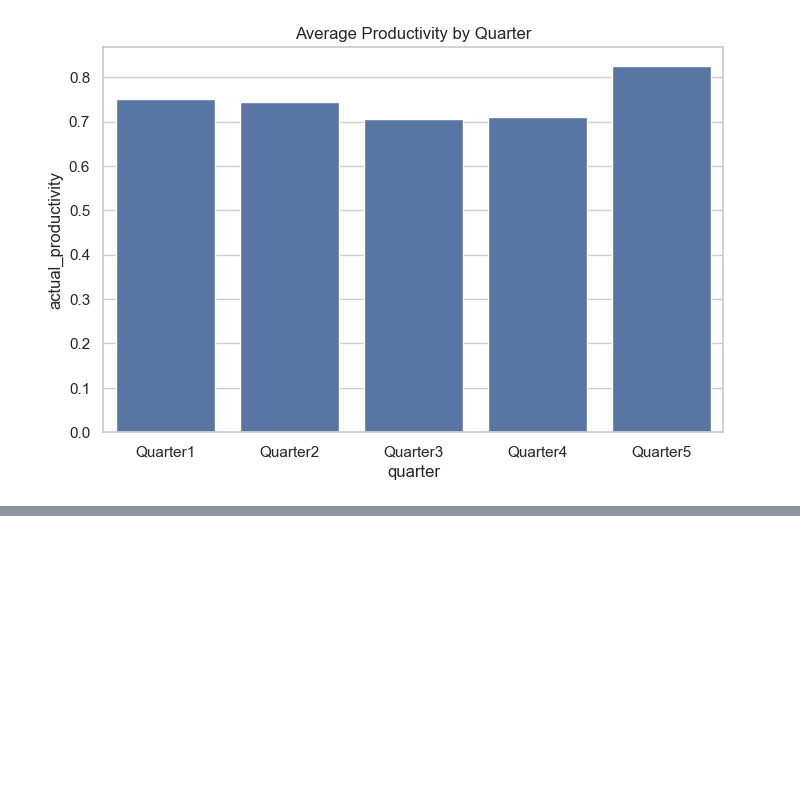
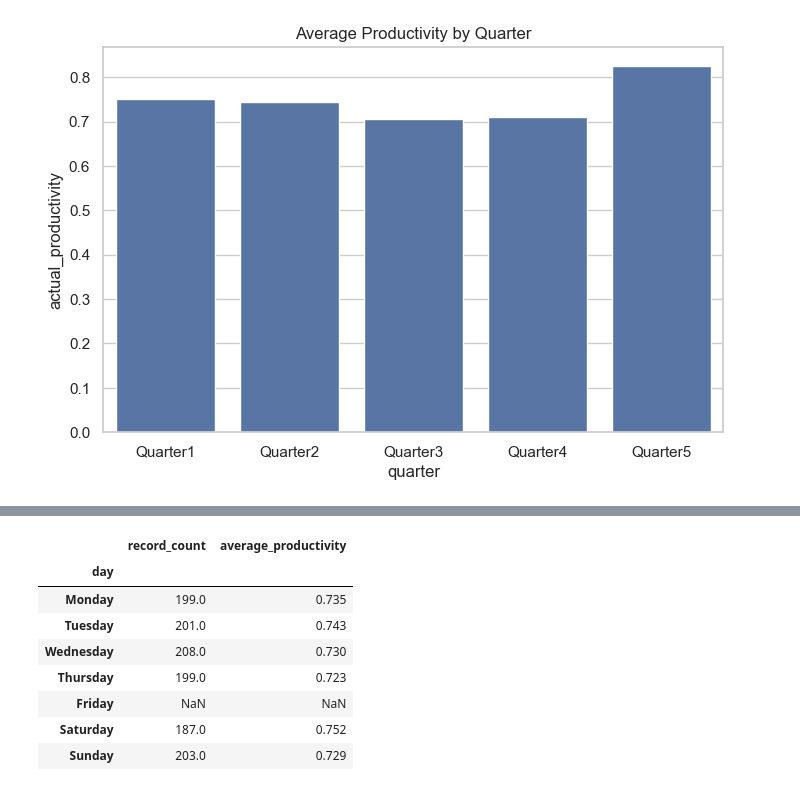
Before and after one commit to sanda620/garment-productivity-prediction, a Jupyter notebook: notebooks/01_garment_productivity_eda.ipynb, the cells around one changed output, grey strips where cells are left out. Cells and saved outputs as stored; diff of their text form; code cells hidden in the pictures; blank space fills up the shorter version.

```diff
--- a/notebooks/01_garment_productivity_eda.ipynb
+++ b/notebooks/01_garment_productivity_eda.ipynb
@@ -343,0 +394,20 @@ plt.show()
+# %%
+weekday_summary = df.groupby("day").agg(
+    record_count=("actual_productivity", "count"),
+    average_productivity=("actual_productivity", "mean")
+)
+
+weekday_summary.reindex([
+    "Monday", "Tuesday", "Wednesday",
+    "Thursday", "Friday", "Saturday", "Sunday"
+]).round(3)
+# %% [output]
+|  | record_count | average_productivity |
+| day |  |  |
+| Monday | 199.0 | 0.735 |
+| Tuesday | 201.0 | 0.743 |
+| Wednesday | 208.0 | 0.730 |
+| Thursday | 199.0 | 0.723 |
+| Friday | NaN | NaN |
+| Saturday | 187.0 | 0.752 |
+| Sunday | 203.0 | 0.729 |
```
Also changed, not shown: parts of 4 cells of this notebook.
